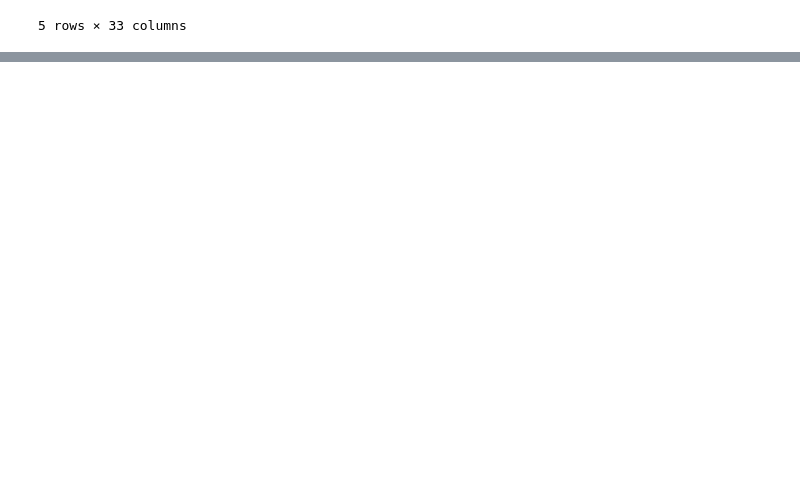
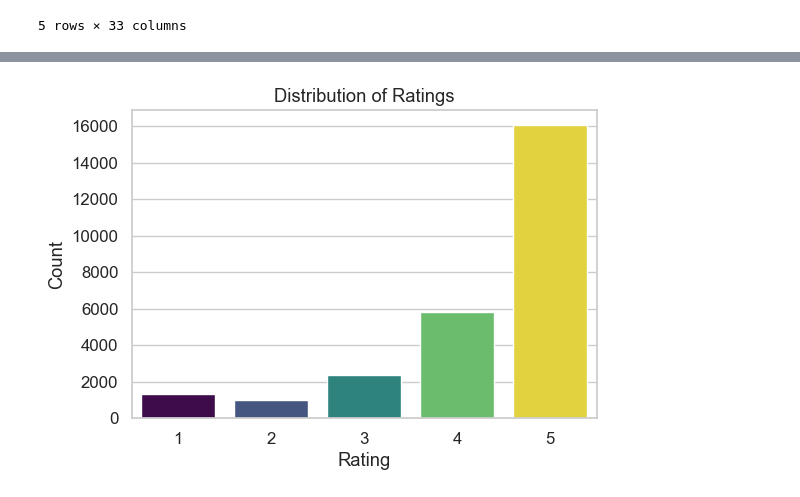
Before and after one commit to luvaymoiz/TikTok-Challenge-2025, a Jupyter notebook: EDA.ipynb, the cells around one changed output, grey strips where cells are left out. Cells and saved outputs as stored; diff of their text form; code cells hidden in the pictures; blank space fills up the shorter version.

Commit message:
Updated EDA with feature engineering and plots

```diff
--- a/EDA.ipynb
+++ b/EDA.ipynb
@@ -413,0 +438,3 @@ memory usage: 4.5+ MB
+# %%
+df["sentiment_polarity"] = df["text"].apply(lambda x: TextBlob(x).sentiment.polarity)
+df["sentiment_subjectivity"] = df["text"].apply(lambda x: TextBlob(x).sentiment.subjectivity)
@@ -413,0 +444,2 @@ memory usage: 4.5+ MB
+# %%
+df["excessive_exclaim"] = df["text"].str.count("!") > 3
@@ -413,0 +489,19 @@ memory usage: 4.5+ MB
+# %%
+sns.set(style="whitegrid", palette="muted", font_scale=1.1)
+# %%
+# 1. Distribution of Ratings
+plt.figure(figsize=(6,4))
+sns.countplot(
+    x="rating",
+    hue="rating",
+    data=df,
+    palette="viridis",
+    legend=False
+)
+
+plt.title("Distribution of Ratings")
+plt.xlabel("Rating")
+plt.ylabel("Count")
+plt.show()
+# %% [output]
+[figure, added]
```
Also changed, not shown: parts of 27 cells of this notebook, 2 other files.
